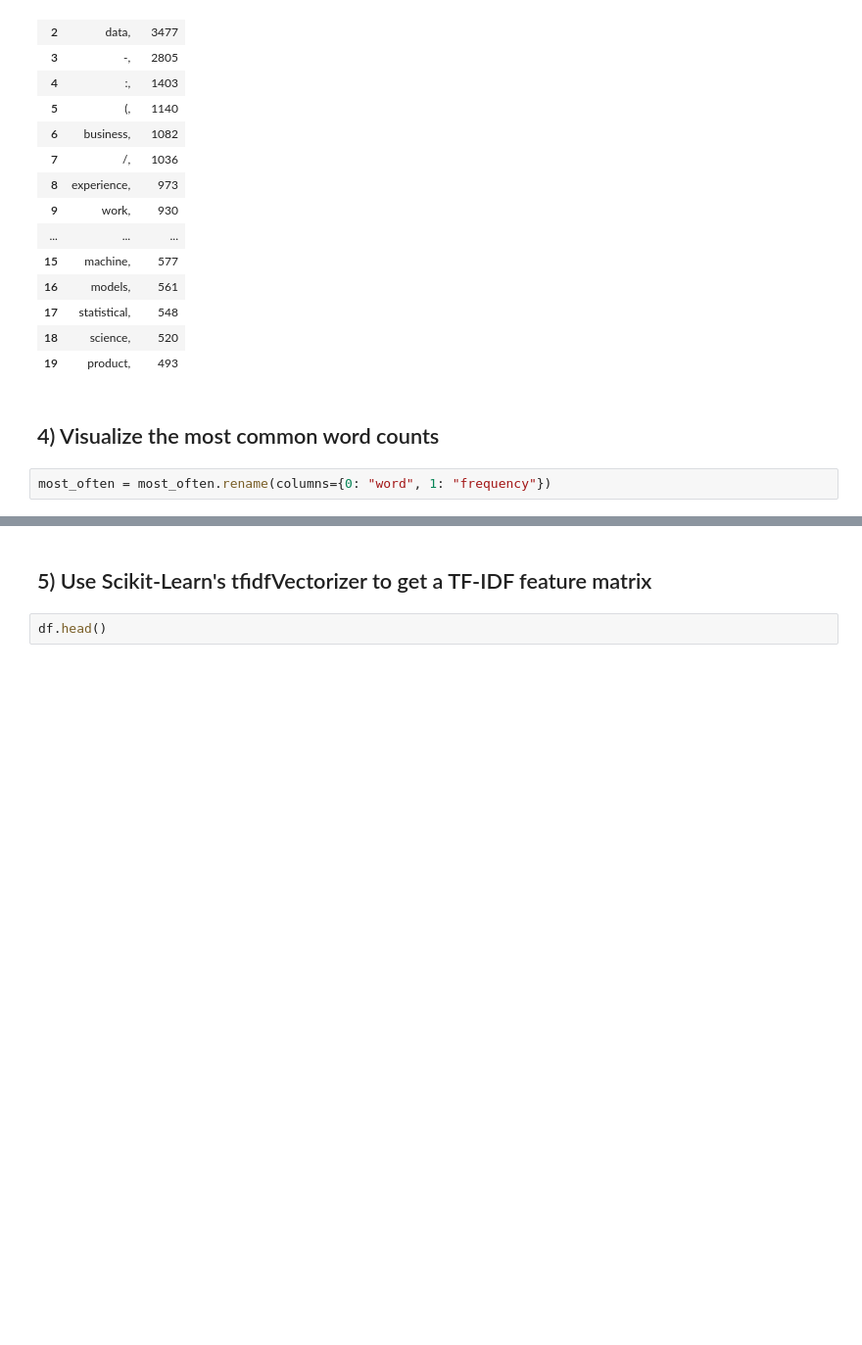
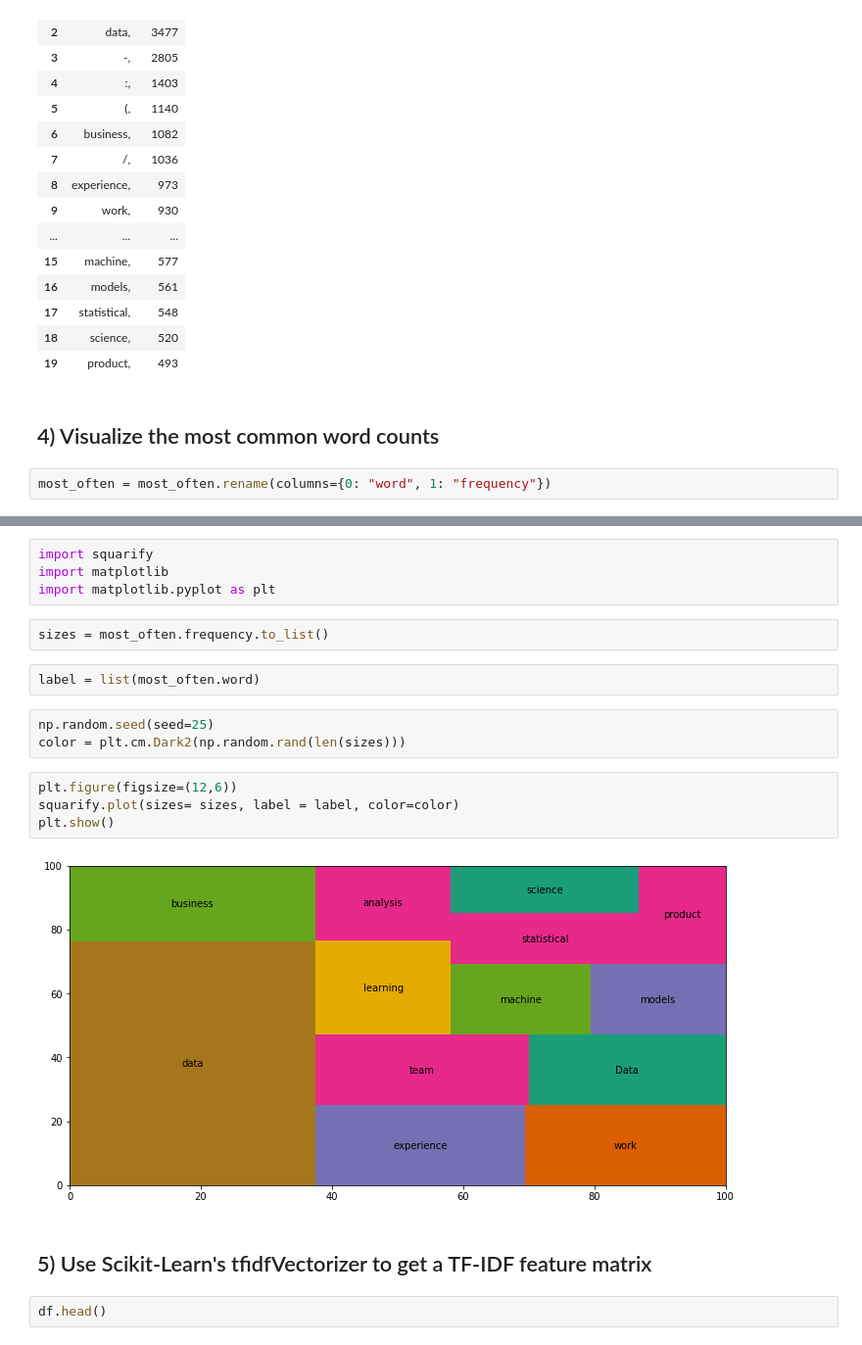
Before and after one commit to Faraaztqureshi/DS-Unit-4-Sprint-1-NLP, a Jupyter notebook: module2-vector-representations/LS_DS_412_Vector_Representations_Assignment.ipynb, the cells around one changed output, grey strips where cells are left out. Shown: that part at 98% size. Drawn from its saved outputs; the diff is of its cells as text; blank space fills up the shorter version.

```diff
--- a/module2-vector-representations/LS_DS_412_Vector_Representations_Assignment.ipynb
+++ b/module2-vector-representations/LS_DS_412_Vector_Representations_Assignment.ipynb
@@ -201,3 +217,20 @@ most_often.plot(x='word', y='frequency')
+# %%
+import squarify
+import matplotlib
+import matplotlib.pyplot as plt
+# %%
+sizes = most_often.frequency.to_list()
+# %%
+label = list(most_often.word)
+# %%
+np.random.seed(seed=25)
+color = plt.cm.Dark2(np.random.rand(len(sizes)))
+# %%
+plt.figure(figsize=(12,6))
+squarify.plot(sizes= sizes, label = label, color=color)
+plt.show()
+# %% [output]
+[figure, added]
 # %% [markdown]
 ## 5) Use Scikit-Learn's tfidfVectorizer to get a TF-IDF feature matrix
 # %%
```
Also changed, not shown: parts of 19 cells of this notebook.
